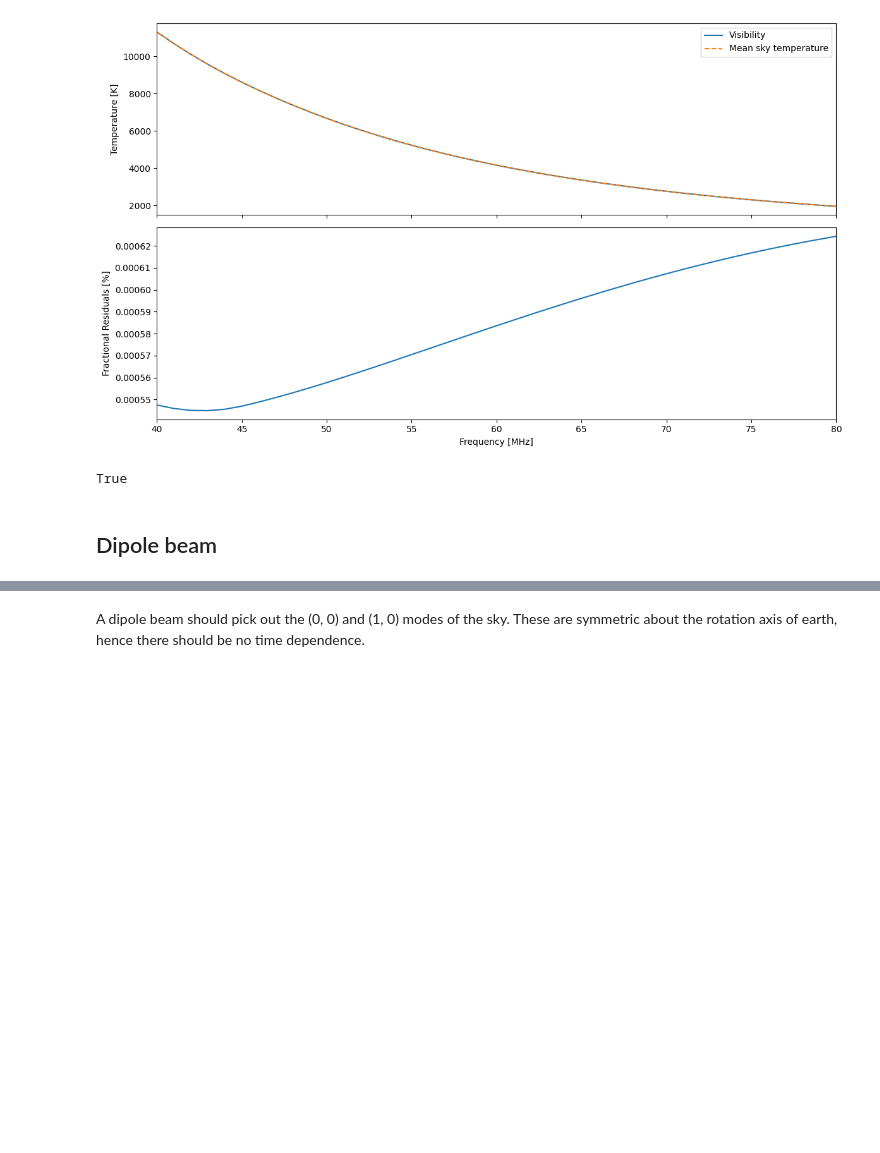
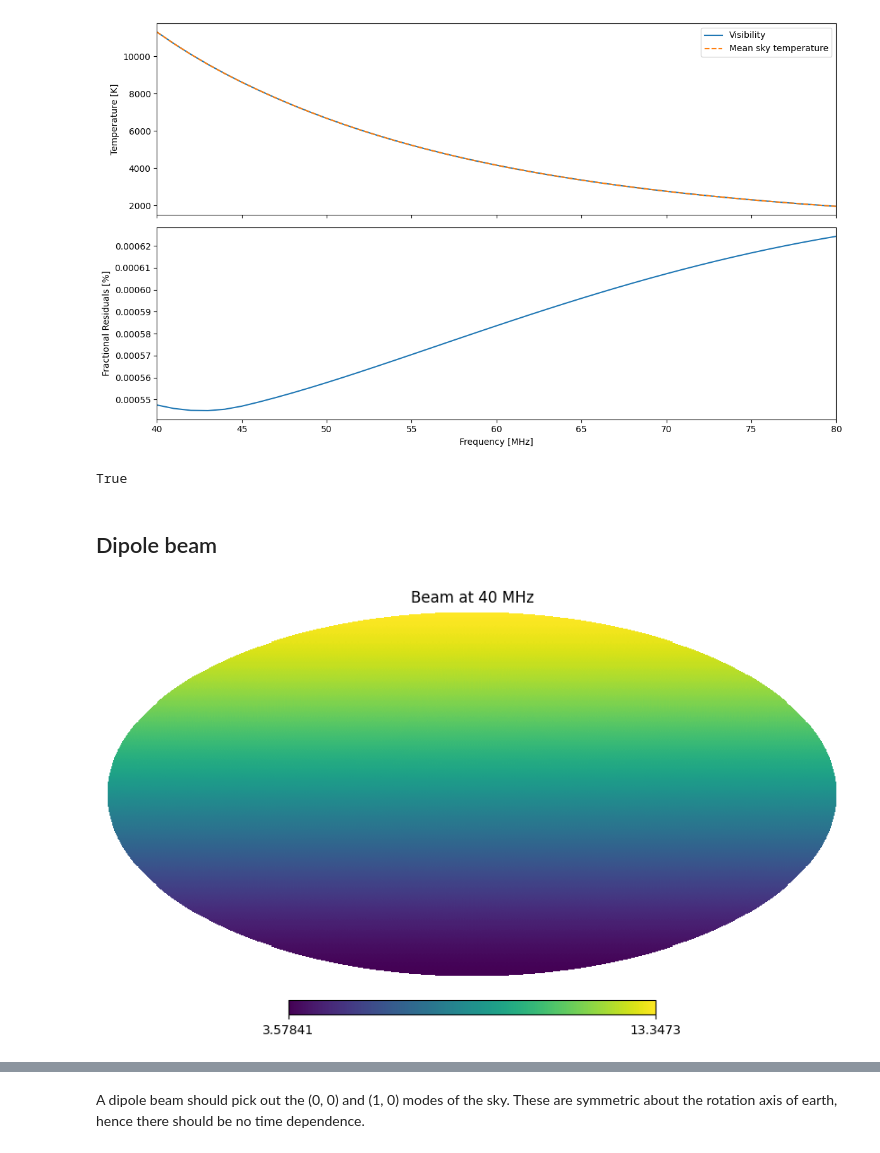
Before and after one commit to christianhbye/croissant, a Jupyter notebook: notebooks/test_analytic_beams.ipynb, the cells around one changed output, grey strips where cells are left out. Saved outputs shown, nothing was run; the diff lists cells and outputs as text; code cells hidden in the pictures; blank space fills up the shorter version.

```diff
--- a/notebooks/test_analytic_beams.ipynb
+++ b/notebooks/test_analytic_beams.ipynb
@@ -109 +103,20 @@ hp.mollview(beam.hp_map(nside)[0], title=f"Beam at {freq[0]:.0f} MHz")
+# %%
+phi = cro.utils.generate_phi(sampling="healpix", nside=nside)
+theta = cro.utils.generate_theta(sampling="healpix", nside=nside)
+
+y10 = 1 / 2 * np.sqrt(3 / np.pi) * np.cos(theta)
+
+beam_data = 30 * cro.constants.Y00 + 10 * y10
+beam_data = (freq[:, None] / freq[0]) ** 2 * beam_data[None, :]
+# %%
+beam = cro.Beam(
+    beam_data,
+    freqs=freq,
+    sampling="healpix",
+    horizon=np.ones(beam_data.shape[1:], dtype=bool),
+)
+
+hp.mollview(beam.data[0], title=f"Beam at {freq[0]:.0f} MHz")
+# %% [output]
+[figure, added]
 # %%
```
Also changed, not shown: parts of 6 cells of this notebook, 1 other file.
